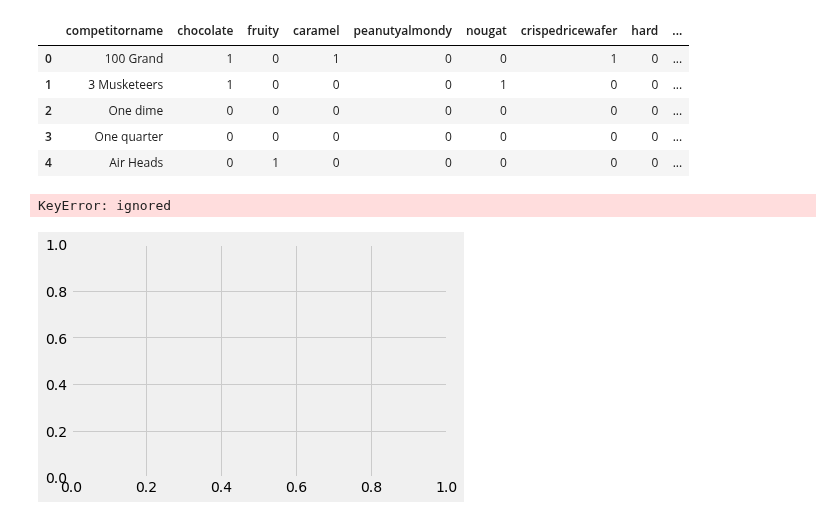
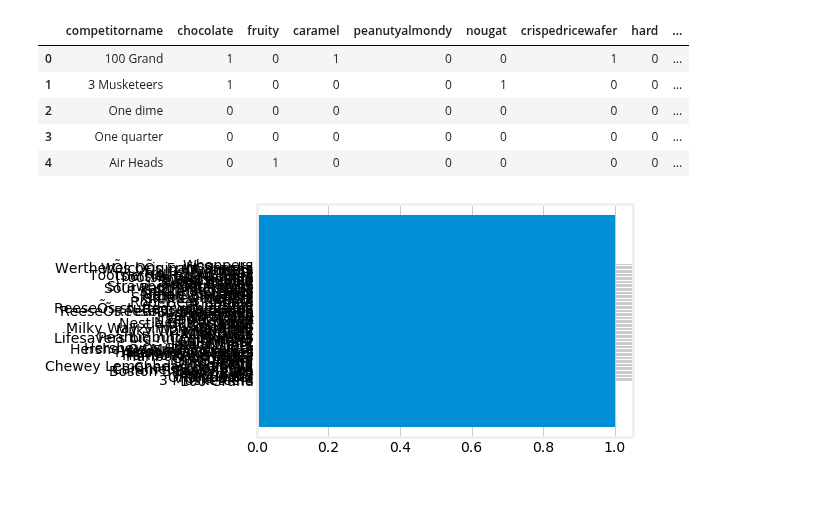
Before and after one commit to bloominstituteoftechnology/DS-Unit-1-Sprint-1-Data-Wrangling-and-Storytelling, a Jupyter notebook: module4-make-explanatory-visualizations/LS_DS_114_Make_Explanatory_Visualizations_Assignment.ipynb, the cells around one changed output. Saved outputs shown, nothing was run; the diff lists cells and outputs as text; code cells hidden in the pictures; blank space fills up the shorter version.

```diff
--- a/module4-make-explanatory-visualizations/LS_DS_114_Make_Explanatory_Visualizations_Assignment.ipynb
+++ b/module4-make-explanatory-visualizations/LS_DS_114_Make_Explanatory_Visualizations_Assignment.ipynb
@@ -219,10 +219,21 @@ candy_power_rankings.head()
 | 4 | Air Heads | 0 | 1 | 0 | 0 | 0 | 0 | 0 | ... |
 # %%
 #set figure and axes variables
-
 fig2, ax2 = plt.subplots()
 
-ax2.bar(candy_power_rankings['winpercent', 'competitorname'], y=1, width=.9, )
+#plot
+ax2.barh(y=candy_power_rankings['competitorname'], height=candy_power_rankings['winpercent'], width=1)
+
+#set figure background
+fig2.set_facecolor(color='None')
+
+#set axes background
+ax2.set_facecolor(color='None')
+
+#set tick labels
+ax1.set_yticklabels(candy_power_rankings[''])
+
+
+plt.show()
 # %% [output]
-KeyError: ignored
-[figure, old version]
+[figure, new version]
```
